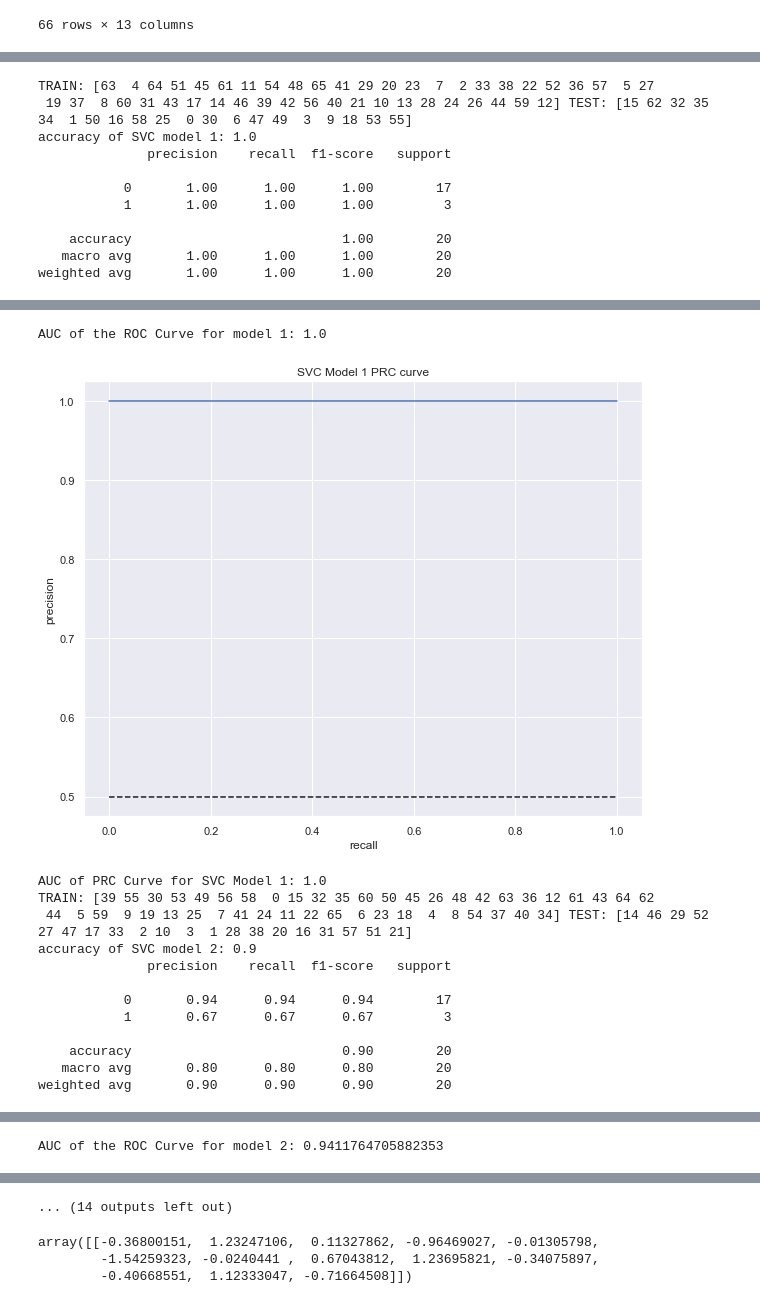
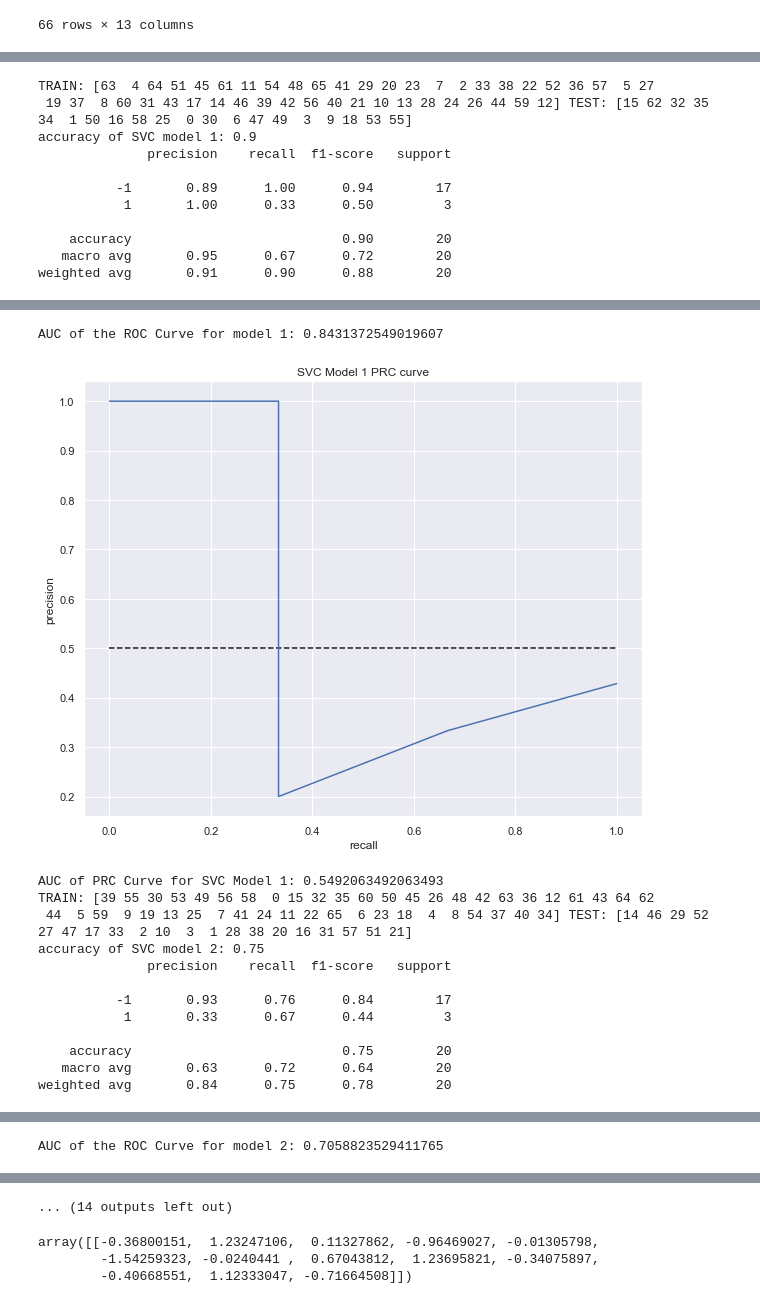
Before and after one commit to mihoku/tax-court-analytics, a Jupyter notebook: 3. Support Vector Classification/Classification_PPN_SVM.ipynb, the cells around one changed output, grey strips where cells are left out. Drawn from its saved outputs; the diff is of its cells as text; code cells hidden in the pictures.

```diff
--- a/3. Support Vector Classification/Classification_PPN_SVM.ipynb
+++ b/3. Support Vector Classification/Classification_PPN_SVM.ipynb
@@ -53,6 +53,8 @@ Data columns (total 34 columns):
  33  court_statement_bow_prob_topic_2         66 non-null     float64
 dtypes: float64(13), int64(5), object(16)
 memory usage: 17.7+ KB
+# %%
+df['target']=np.where(df['DV_Menang']==1,1,-1)
 # %%
 features = list(df.columns[df.columns.str.contains("_prob_topic_")])
 features
@@ -88,6 +90,6 @@ X
 | 65 | 0.050109 | 0.050001 | 0.050001 | 0.799886 | ... |
 66 rows × 13 columns
 # %%
-y=df['DV_Menang']
+y=df['target']
 y
 # %% [output]
@@ -119,9 +121,9 @@ for train_index, test_index in sss.split(X, y):
     print("TRAIN:", train_index, "TEST:", test_index)
     X_train, X_test = X.iloc[train_index], X.iloc[test_index]
     y_train, y_test = y.iloc[train_index], y.iloc[test_index]
-    clf = SVC(gamma='auto', probability=True, kernel='linear')
-    clf.fit(X_train, y_train)
-    y_pred = clf.predict(X_test)
+    model = SVC(gamma='auto', probability=True, kernel='linear')
+    model.fit(X_train, y_train)
+    y_pred = model.predict(X_test)
 
     print('accuracy of SVC model {}: {}'.format(mod_count, model.score(X_test, y_test)))
     cm = confusion_matrix(y_test,y_pred)
@@ -155,20 +157,20 @@ for train_index, test_index in sss.split(X, y):
     print('AUC of PRC Curve for SVC Model {}: {}'.format(mod_count,auc_prc))
 
     #save model
-    filename = 'SVC_model_{}.sav'.format(mod_count)
-    pickle.dump(clf, open(filename, 'wb'))
+    filename = 'SVC_PPN_model_{}.sav'.format(mod_count)
+    pickle.dump(model, open(filename, 'wb'))
 
     mod_count+=1
 # %% [output]
 TRAIN: [63  4 64 51 45 61 11 54 48 65 41 29 20 23  7  2 33 38 22 52 36 57  5 27
  19 37  8 60 31 43 17 14 46 39 42 56 40 21 10 13 28 24 26 44 59 12] TEST: [15 62 32 35 34  1 50 16 58 25  0 30  6 47 49  3  9 18 53 55]
-accuracy of SVC model 1: 1.0
+accuracy of SVC model 1: 0.9
               precision    recall  f1-score   support
 
-           0       1.00      1.00      1.00        17
-           1       1.00      1.00      1.00         3
+          -1       0.89      1.00      0.94        17
+           1       1.00      0.33      0.50         3
 
-    accuracy                           1.00        20
-   macro avg       1.00      1.00      1.00        20
-weighted avg       1.00      1.00      1.00        20
+    accuracy                           0.90        20
+   macro avg       0.95      0.67      0.72        20
+weighted avg       0.91      0.90      0.88        20
 [figure]
@@ -176,15 +178,15 @@ weighted avg       1.00      1.00      1.00        20
-AUC of the ROC Curve for model 1: 1.0
+AUC of the ROC Curve for model 1: 0.8431372549019607
-[figure, old version]
+[figure, new version]
-AUC of PRC Curve for SVC Model 1: 1.0
+AUC of PRC Curve for SVC Model 1: 0.5492063492063493
 TRAIN: [39 55 30 53 49 56 58  0 15 32 35 60 50 45 26 48 42 63 36 12 61 43 64 62
  44  5 59  9 19 13 25  7 41 24 11 22 65  6 23 18  4  8 54 37 40 34] TEST: [14 46 29 52 27 47 17 33  2 10  3  1 28 38 20 16 31 57 51 21]
-accuracy of SVC model 2: 0.9
+accuracy of SVC model 2: 0.75
               precision    recall  f1-score   support
 
-           0       0.94      0.94      0.94        17
-           1       0.67      0.67      0.67         3
+          -1       0.93      0.76      0.84        17
+           1       0.33      0.67      0.44         3
 
-    accuracy                           0.90        20
-   macro avg       0.80      0.80      0.80        20
-weighted avg       0.90      0.90      0.90        20
+    accuracy                           0.75        20
+   macro avg       0.63      0.72      0.64        20
+weighted avg       0.84      0.75      0.78        20
 [figure]
@@ -192 +194 @@ weighted avg       0.90      0.90      0.90        20
-AUC of the ROC Curve for model 2: 0.9411764705882353
+AUC of the ROC Curve for model 2: 0.7058823529411765
```
Also changed, not shown: parts of 4 cells of this notebook, 11 other files.
